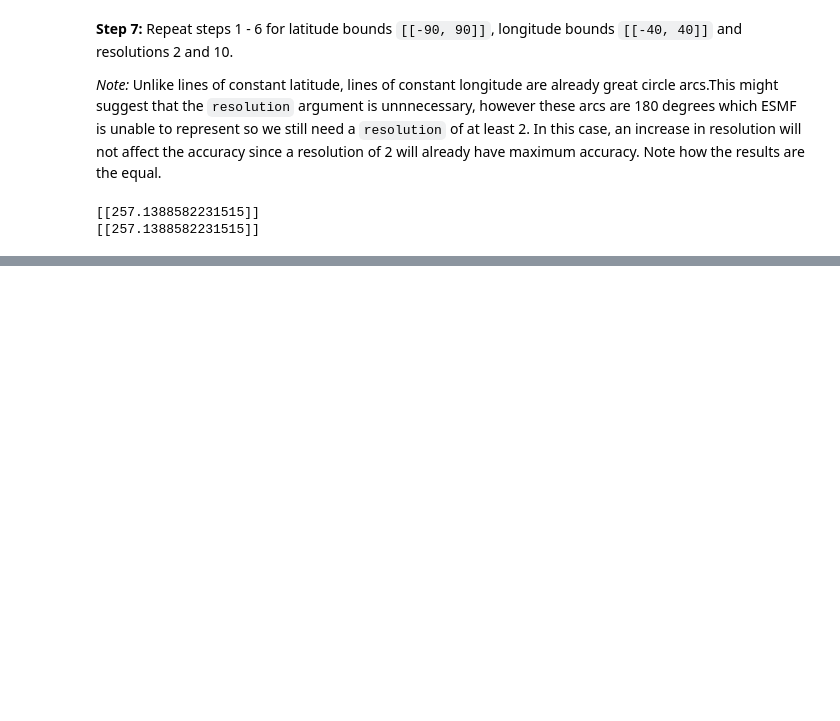
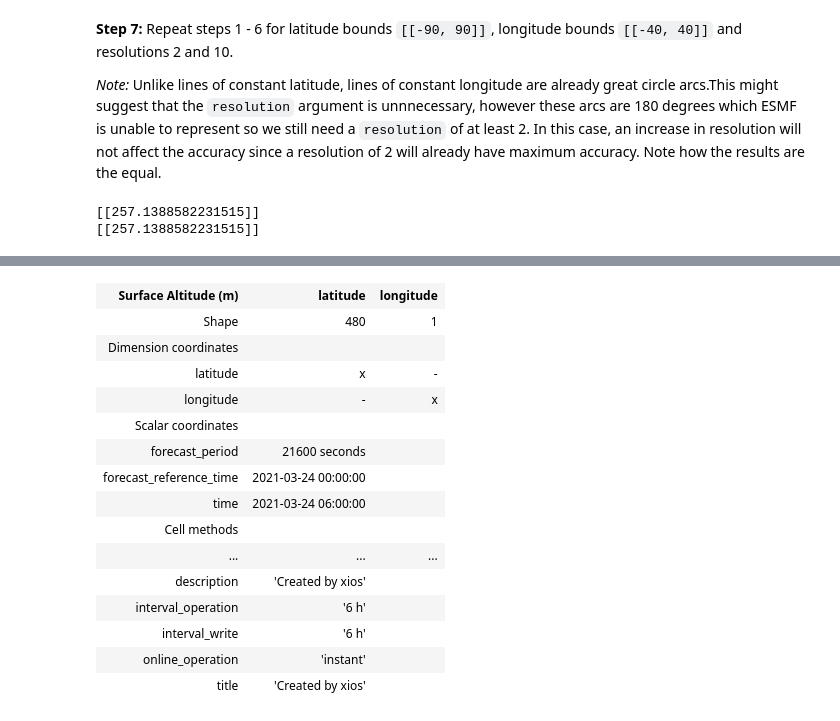
Before and after one commit to scitools-classroom/iris-mesh-tutorial, a Jupyter notebook: notebooks/Sec_05_Regridding.ipynb, the cells around one changed output, grey strips where cells are left out. Cells and saved outputs as stored; diff of their text form; code cells hidden in the pictures; blank space fills up the shorter version.

```diff
--- a/notebooks/Sec_05_Regridding.ipynb
+++ b/notebooks/Sec_05_Regridding.ipynb
@@ -384,7 +380,22 @@ target_cube_lons
 # %%
-# We also can do the same thing for bands of constant latitude.
-
-# target_cube_lats = grid_cube[:,:1]
-# target_cube_lats.remove_coord("longitude")
-# target_cube_lats.add_dim_coord(lon_full, 1)
-# target_cube_lats
+target_cube_lats = grid_cube[:,:1]
+target_cube_lats.remove_coord("longitude")
+target_cube_lats.add_dim_coord(lon_full, 1)
+target_cube_lats
+# %% [output]
+| Surface Altitude (m) | latitude | longitude |
+| Shape | 480 | 1 |
+| Dimension coordinates |  |  |
+| latitude | x | - |
+| longitude | - | x |
+| Scalar coordinates |  |  |
+| forecast_period | 21600 seconds |  |
+| forecast_reference_time | 2021-03-24 00:00:00 |  |
+| time | 2021-03-24 06:00:00 |  |
+| Cell methods |  |  |
+| ... | ... | ... |
+| description | 'Created by xios' |  |
+| interval_operation | '6 h' |  |
+| interval_write | '6 h' |  |
+| online_operation | 'instant' |  |
+| title | 'Created by xios' |  |
```
Also changed, not shown: parts of 19 cells of this notebook, 1 other file.
